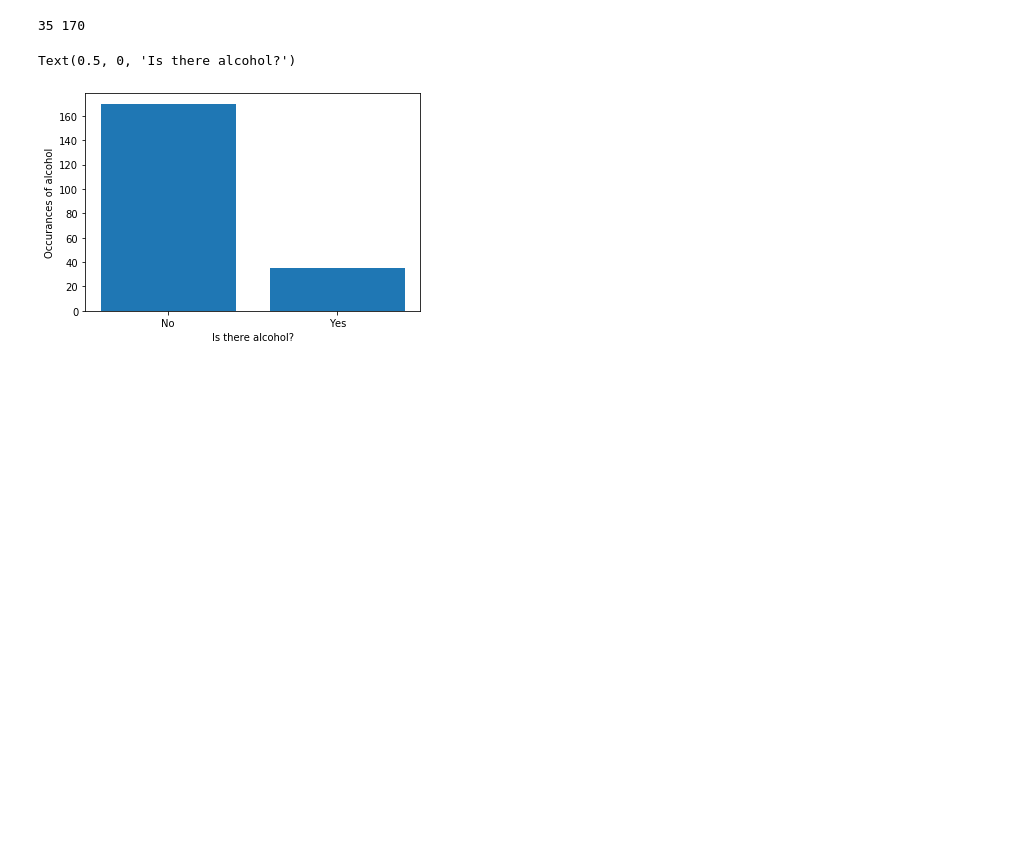
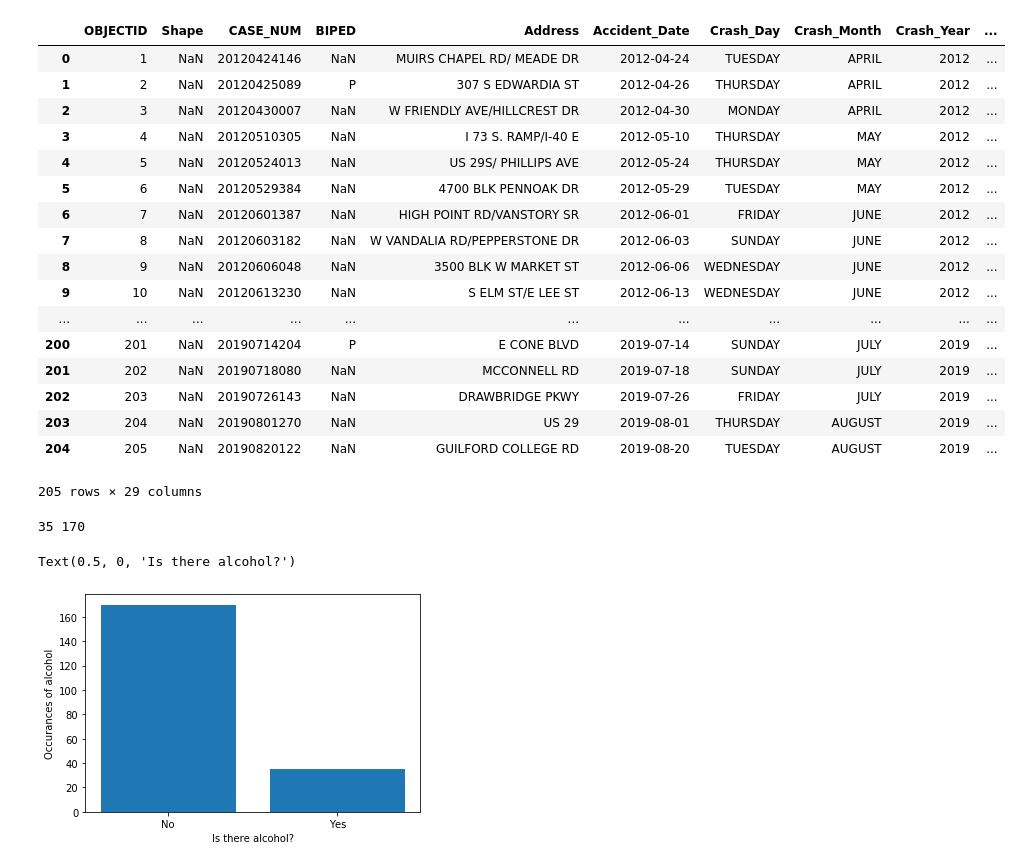
Before and after one commit to UNCG-CSE/GSBO_City_Collision_Data_Analysis, a Jupyter notebook: src/Untitled.ipynb, the cells around one changed output. Saved outputs shown, nothing was run; the diff lists cells and outputs as text; code cells hidden in the pictures; blank space fills up the shorter version.

```diff
--- a/src/Untitled.ipynb
+++ b/src/Untitled.ipynb
@@ -5,7 +5,27 @@ import os
 # %%
 current_directory = "data/Excel_sheets"
 files = os.listdir(current_directory)
-data = pd.read_excel(current_directory + "/" +files[0])
+data = pd.read_excel(current_directory + "/" +files[2])
+data
+# %% [output]
+|  | OBJECTID | Shape | CASE_NUM | BIPED | Address | Accident_Date | Crash_Day | Crash_Month | Crash_Year | ... |
+| 0 | 1 | NaN | 20120424146 | NaN | MUIRS CHAPEL RD/ MEADE DR | 2012-04-24 | TUESDAY | APRIL | 2012 | ... |
+| 1 | 2 | NaN | 20120425089 | P | 307 S EDWARDIA ST | 2012-04-26 | THURSDAY | APRIL | 2012 | ... |
+| 2 | 3 | NaN | 20120430007 | NaN | W FRIENDLY AVE/HILLCREST DR | 2012-04-30 | MONDAY | APRIL | 2012 | ... |
+| 3 | 4 | NaN | 20120510305 | NaN | I 73 S. RAMP/I-40 E | 2012-05-10 | THURSDAY | MAY | 2012 | ... |
+| 4 | 5 | NaN | 20120524013 | NaN | US 29S/ PHILLIPS AVE | 2012-05-24 | THURSDAY | MAY | 2012 | ... |
+| 5 | 6 | NaN | 20120529384 | NaN | 4700 BLK PENNOAK DR | 2012-05-29 | TUESDAY | MAY | 2012 | ... |
+| 6 | 7 | NaN | 20120601387 | NaN | HIGH POINT RD/VANSTORY SR | 2012-06-01 | FRIDAY | JUNE | 2012 | ... |
+| 7 | 8 | NaN | 20120603182 | NaN | W VANDALIA RD/PEPPERSTONE DR | 2012-06-03 | SUNDAY | JUNE | 2012 | ... |
+| 8 | 9 | NaN | 20120606048 | NaN | 3500 BLK W MARKET ST | 2012-06-06 | WEDNESDAY | JUNE | 2012 | ... |
+| 9 | 10 | NaN | 20120613230 | NaN | S ELM ST/E LEE ST | 2012-06-13 | WEDNESDAY | JUNE | 2012 | ... |
+| ... | ... | ... | ... | ... | ... | ... | ... | ... | ... | ... |
+| 200 | 201 | NaN | 20190714204 | P | E CONE BLVD | 2019-07-14 | SUNDAY | JULY | 2019 | ... |
+| 201 | 202 | NaN | 20190718080 | NaN | MCCONNELL RD | 2019-07-18 | SUNDAY | JULY | 2019 | ... |
+| 202 | 203 | NaN | 20190726143 | NaN | DRAWBRIDGE PKWY | 2019-07-26 | FRIDAY | JULY | 2019 | ... |
+| 203 | 204 | NaN | 20190801270 | NaN | US 29 | 2019-08-01 | THURSDAY | AUGUST | 2019 | ... |
+| 204 | 205 | NaN | 20190820122 | NaN | GUILFORD COLLEGE RD | 2019-08-20 | TUESDAY | AUGUST | 2019 | ... |
+205 rows × 29 columns
 # %%
 countY = 0
 countN = 0
```
